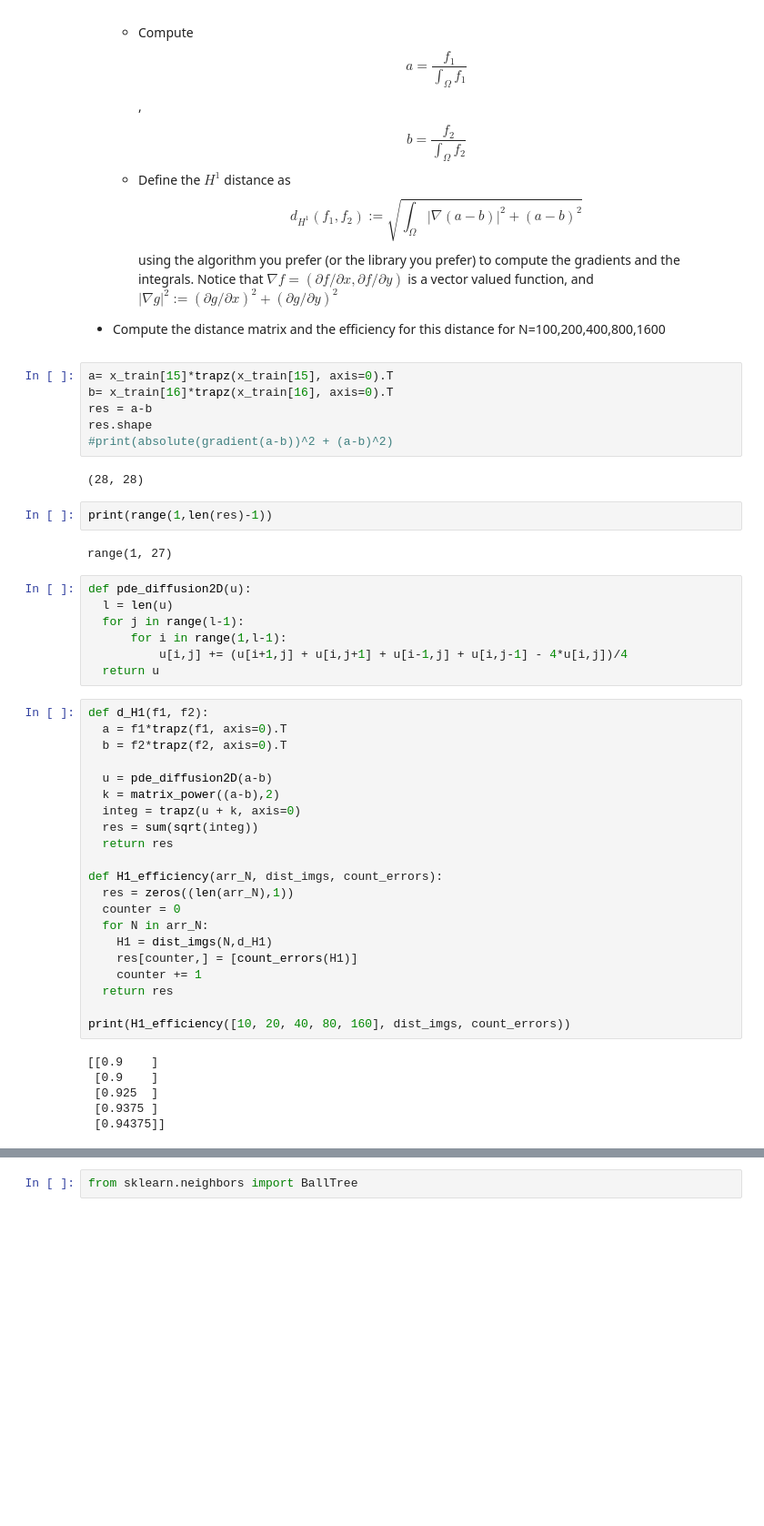
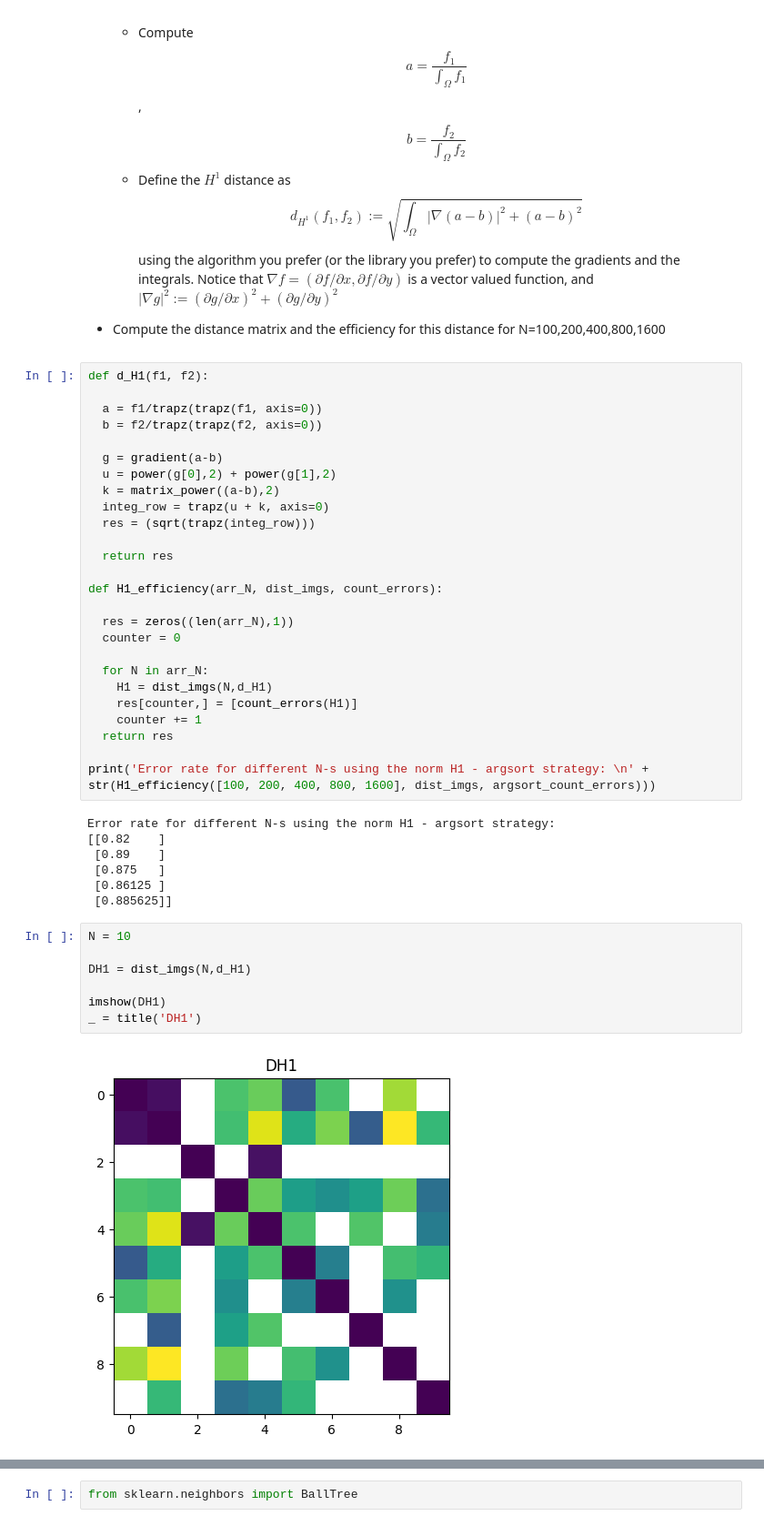
Before and after one commit to ImolaFodor/numerical-analysis-2022-2023, a Jupyter notebook: final_project_2022_2023_ifodor.ipynb, the cells around one changed output, grey strips where cells are left out. Shown at 91% size. Saved outputs shown, nothing was run; the diff lists cells and outputs as text; blank space fills up the shorter version.

```diff
--- a/final_project_2022_2023_ifodor.ipynb
+++ b/final_project_2022_2023_ifodor.ipynb
@@ -327,52 +564,48 @@ $$ f: \Omega \to R $$
     using the algorithm you prefer (or the library you prefer) to compute the gradients and the integrals. Notice that $\nabla f = (\partial f/\partial x, \partial f/\partial y)$ is a vector valued function, and $|\nabla g|^2 := (\partial g/\partial x)^2 + (\partial g/\partial y)^2$
 
 - Compute the distance matrix and the efficiency for this distance for N=100,200,400,800,1600
-# %%
-a= x_train[15]*trapz(x_train[15], axis=0).T
-b= x_train[16]*trapz(x_train[16], axis=0).T
-res = a-b
-res.shape
-#print(absolute(gradient(a-b))^2 + (a-b)^2)
-# %% [output]
-(28, 28)
-# %%
-print(range(1,len(res)-1))
-# %% [output]
-range(1, 27)
-# %%
-def pde_diffusion2D(u):
-  l = len(u)
-  for j in range(l-1):
-      for i in range(1,l-1):
-          u[i,j] += (u[i+1,j] + u[i,j+1] + u[i-1,j] + u[i,j-1] - 4*u[i,j])/4
-  return u
 # %%
 def d_H1(f1, f2):
-  a = f1*trapz(f1, axis=0).T
-  b = f2*trapz(f2, axis=0).T
 
-  u = pde_diffusion2D(a-b)
+  a = f1/trapz(trapz(f1, axis=0))
+  b = f2/trapz(trapz(f2, axis=0))
+
+  g = gradient(a-b)
+  u = power(g[0],2) + power(g[1],2)
   k = matrix_power((a-b),2)
-  integ = trapz(u + k, axis=0)
-  res = sum(sqrt(integ))
+  integ_row = trapz(u + k, axis=0)
+  res = (sqrt(trapz(integ_row)))
+
   return res
 
 def H1_efficiency(arr_N, dist_imgs, count_errors):
+
   res = zeros((len(arr_N),1))
   counter = 0
+
   for N in arr_N:
     H1 = dist_imgs(N,d_H1)
     res[counter,] = [count_errors(H1)]
     counter += 1
   return res
 
-print(H1_efficiency([10, 20, 40, 80, 160], dist_imgs, count_errors))
+print('Error rate for different N-s using the norm H1 - argsort strategy: \n' + str(H1_efficiency([100, 200, 400, 800, 1600], dist_imgs, argsort_count_errors)))
 # %% [output]
-[[0.9    ]
- [0.9    ]
- [0.925  ]
- [0.9375 ]
- [0.94375]]
+Error rate for different N-s using the norm H1 - argsort strategy:
+[[0.82    ]
+ [0.89    ]
+ [0.875   ]
+ [0.86125 ]
+ [0.885625]]
+# %%
+N = 10
+
+DH1 = dist_imgs(N,d_H1)
+
+imshow(DH1)
+_ = title('DH1')
+# %% [output]
+[figure, added]
 # %% [markdown]
 ## Assigment 7
 
```
Also changed, not shown: parts of 35 cells of this notebook.
